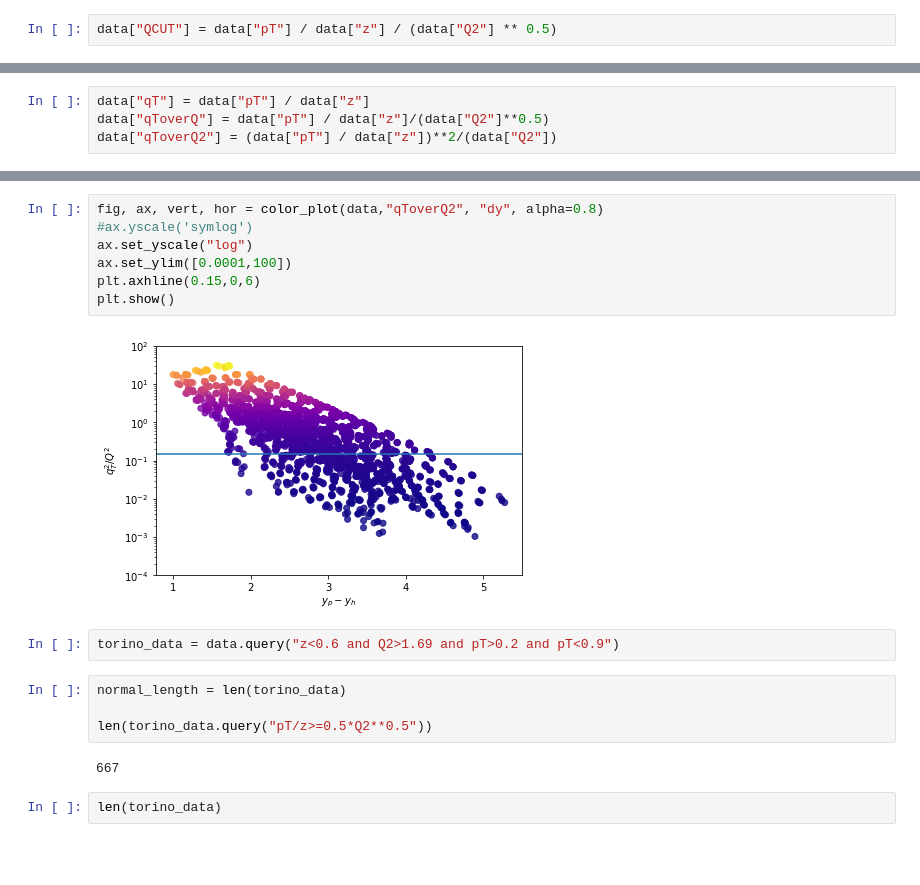
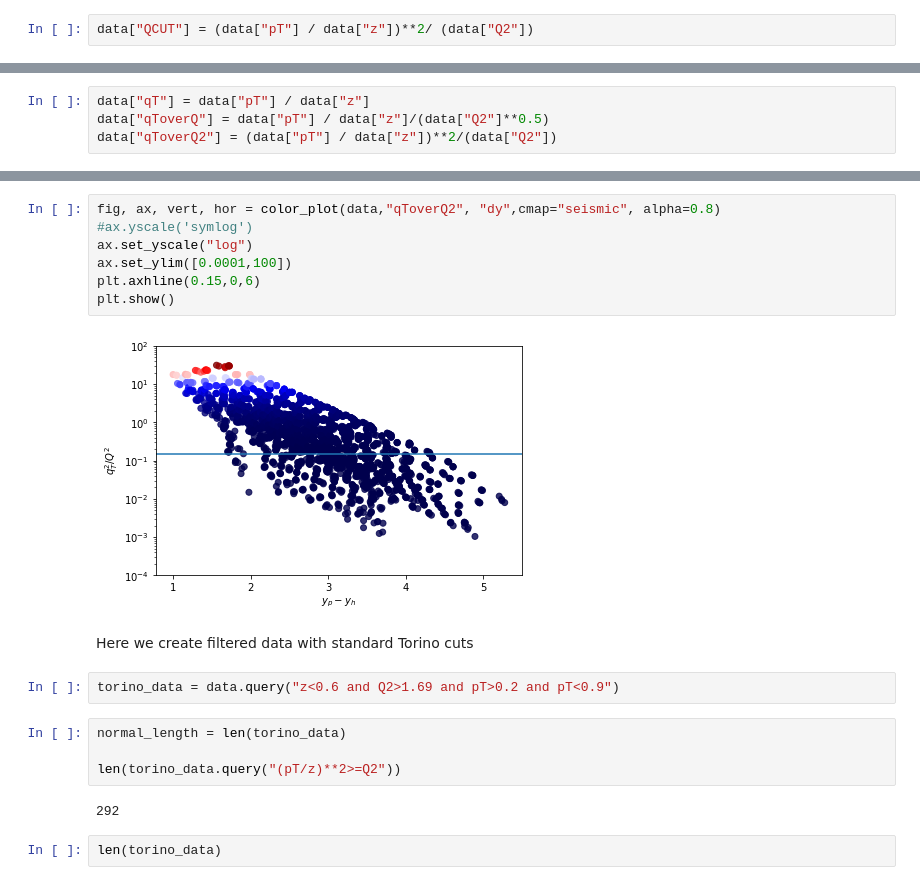
Before and after one commit to prokudin/psu_project_2018, a Jupyter notebook: notebooks_alexei_gk/HERMES_rapidity_color_plot_Alexei.ipynb, the cells around one changed output, grey strips where cells are left out. Drawn from its saved outputs; the diff is of its cells as text; blank space fills up the shorter version.

Commit message:
rapidity plots

```diff
--- a/notebooks_alexei_gk/HERMES_rapidity_color_plot_Alexei.ipynb
+++ b/notebooks_alexei_gk/HERMES_rapidity_color_plot_Alexei.ipynb
@@ -51,5 +61,5 @@ Ebeam, F2, Q2, W2, col, dy, hadron, i, obs, pT, stat_u, systabs_u, systole, syst
 # %%
-data["QCUT"] = data["pT"] / data["z"] / (data["Q2"] ** 0.5)
+data["QCUT"] = (data["pT"] / data["z"])**2/ (data["Q2"])
 # %%
 
 def custom_label(label):
@@ -138,20 +148,22 @@ Unique horizontal values: 2660
 # %%
-fig, ax, vert, hor = color_plot(data,"qToverQ2", "dy", alpha=0.8)
+fig, ax, vert, hor = color_plot(data,"qToverQ2", "dy",cmap="seismic", alpha=0.8)
 #ax.yscale('symlog')
 ax.set_yscale("log")
 ax.set_ylim([0.0001,100])
 plt.axhline(0.15,0,6)
 plt.show()
 # %% [output]
-[figure, old version]
+[figure, new version]
+# %% [markdown]
+Here we create filtered data with standard Torino cuts
 # %%
 torino_data = data.query("z<0.6 and Q2>1.69 and pT>0.2 and pT<0.9")
 # %%
 normal_length = len(torino_data)
 
-len(torino_data.query("pT/z>=0.5*Q2**0.5"))
+len(torino_data.query("(pT/z)**2>=Q2"))
 # %% [output]
-667
+292
 # %%
 len(torino_data)
 # %% [output]
```
Also changed, not shown: parts of 16 cells of this notebook, 4 other files.
